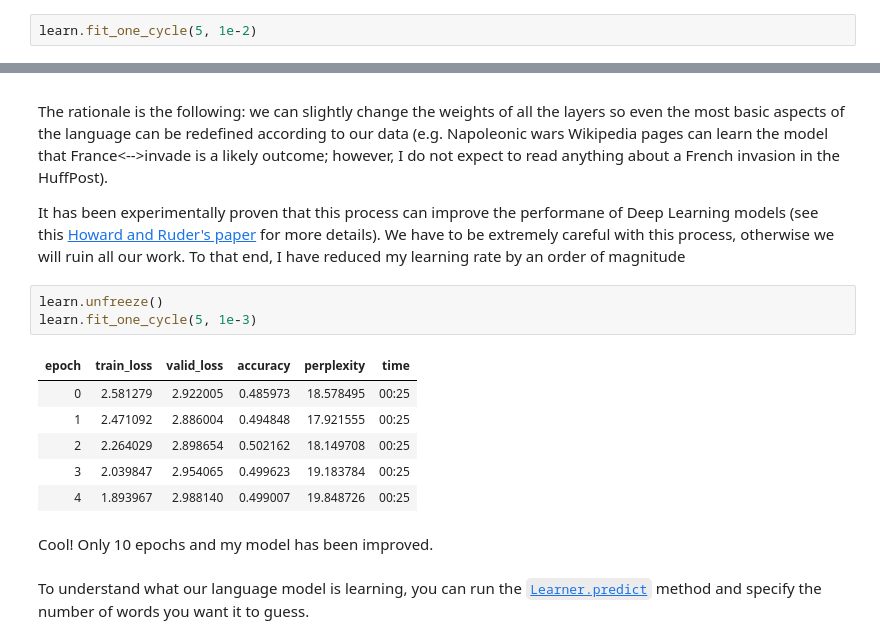
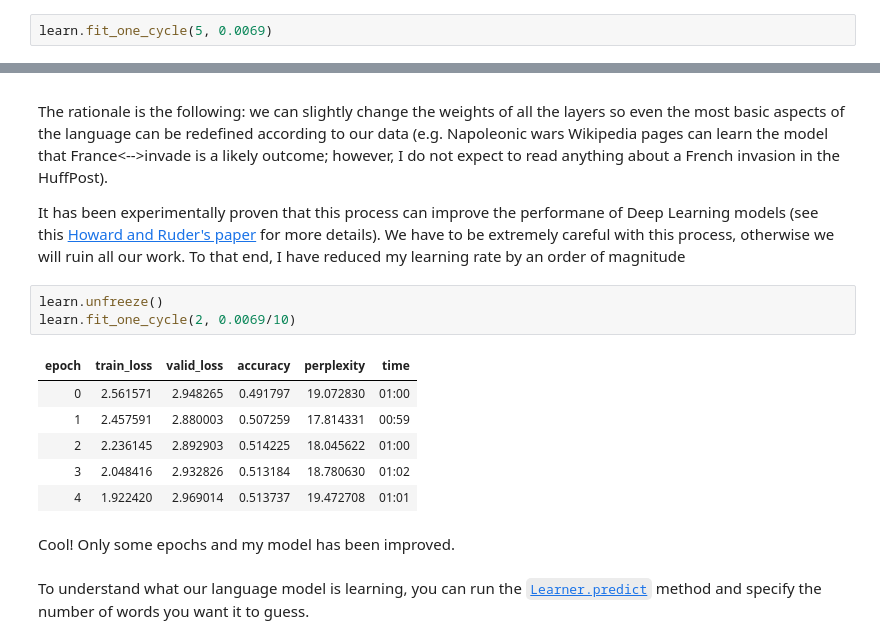
Before and after one commit to fassamfs/NLP-SAMBD-EN-2021, a Jupyter notebook: text_classification_practice/day2.ipynb, the cells around one changed output, grey strips where cells are left out. Drawn from its saved outputs; the diff is of its cells as text.

```diff
--- a/text_classification_practice/day2.ipynb
+++ b/text_classification_practice/day2.ipynb
@@ -1265,4 +1262,4 @@ This is given as an indication by the LR Finder tool, so let's try 1e-2.
 # %%
-learn.fit_one_cycle(5, 1e-2)
+learn.fit_one_cycle(5, 0.0069)
 # %% [output]
 | epoch | train_loss | valid_loss | accuracy | perplexity | time |
@@ -1288,16 +1285,16 @@ The rationale is the following: we can slightly change the weights of all the la
 It has been experimentally proven that this process can improve the performane of Deep Learning models (see this [Howard and Ruder's paper](https://arxiv.org/pdf/1801.06146.pdf) for more details). We have to be extremely careful with this process, otherwise we will ruin all our work. To that end, I have reduced my learning rate by an order of magnitude
 # %%
 learn.unfreeze()
-learn.fit_one_cycle(5, 1e-3)
+learn.fit_one_cycle(2, 0.0069/10)
 # %% [output]
 | epoch | train_loss | valid_loss | accuracy | perplexity | time |
-| 0 | 2.581279 | 2.922005 | 0.485973 | 18.578495 | 00:25 |
-| 1 | 2.471092 | 2.886004 | 0.494848 | 17.921555 | 00:25 |
-| 2 | 2.264029 | 2.898654 | 0.502162 | 18.149708 | 00:25 |
-| 3 | 2.039847 | 2.954065 | 0.499623 | 19.183784 | 00:25 |
-| 4 | 1.893967 | 2.988140 | 0.499007 | 19.848726 | 00:25 |
+| 0 | 2.561571 | 2.948265 | 0.491797 | 19.072830 | 01:00 |
+| 1 | 2.457591 | 2.880003 | 0.507259 | 17.814331 | 00:59 |
+| 2 | 2.236145 | 2.892903 | 0.514225 | 18.045622 | 01:00 |
+| 3 | 2.048416 | 2.932826 | 0.513184 | 18.780630 | 01:02 |
+| 4 | 1.922420 | 2.969014 | 0.513737 | 19.472708 | 01:01 |
 # %% [markdown]
-Cool! Only 10 epochs and my model has been improved.
+Cool! Only some epochs and my model has been improved.
 # %% [markdown]
 To understand what our language model is learning, you can run the [`Learner.predict`](https://docs.fast.ai/learner.html#Learner.predict) method and specify the number of words you want it to guess.
 # %%
```
Also changed, not shown: parts of 31 cells of this notebook.
